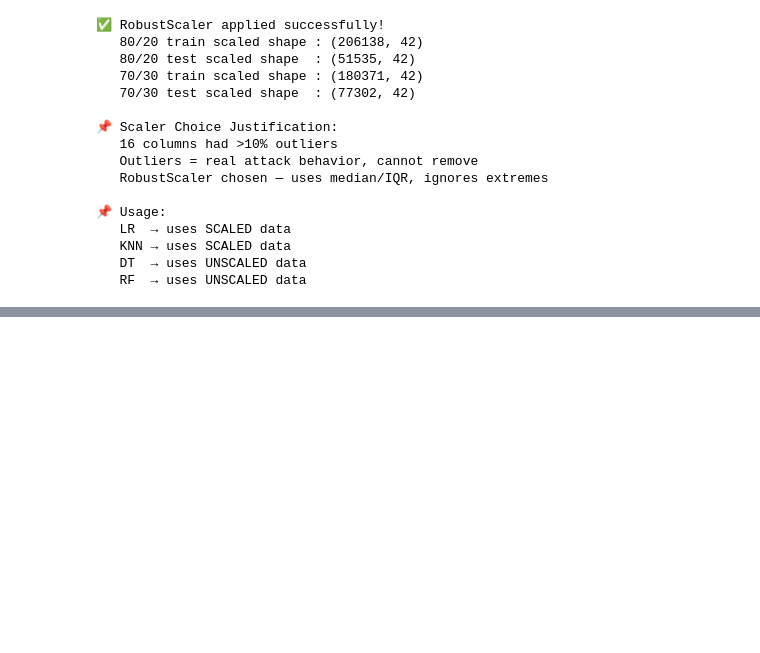
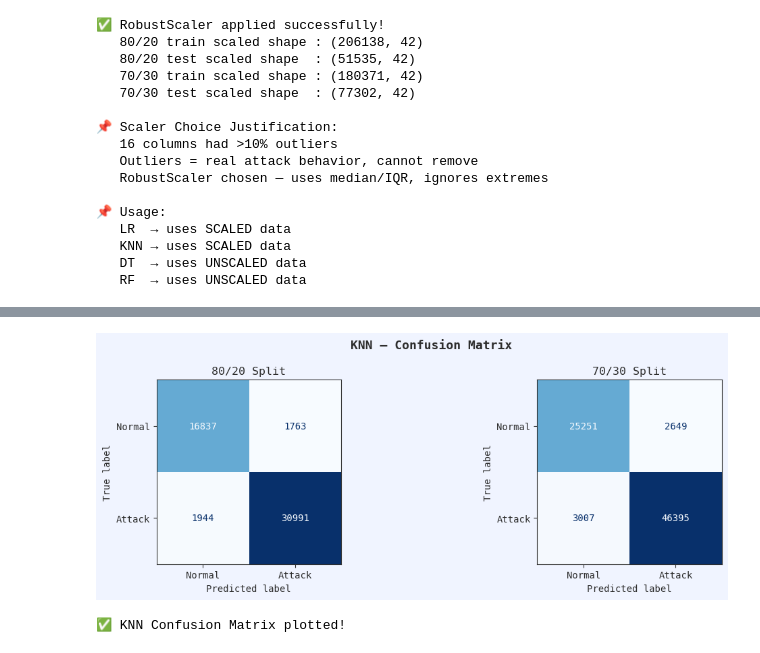
Before and after one commit to pramodkumarpodila-source/intrusion-detection-classification, a Jupyter notebook: models/intrusion_detection.ipynb, the cells around one changed output, grey strips where cells are left out. Cells and saved outputs as stored; diff of their text form; code cells hidden in the pictures; blank space fills up the shorter version.

```diff
--- a/models/intrusion_detection.ipynb
+++ b/models/intrusion_detection.ipynb
@@ -581,0 +704,30 @@ print("   RF  → uses UNSCALED data")
+# %%
+# ============================================================
+# CELL — KNN CONFUSION MATRIX — Genny
+# ============================================================
+
+fig, axes = plt.subplots(1, 2, figsize=(12, 4))
+fig.suptitle('KNN — Confusion Matrix',
+             fontsize=13, color=COLORS['text'], fontweight='bold')
+
+cm_80 = confusion_matrix(y_test_80, knn_80_pred)
+disp_80 = ConfusionMatrixDisplay(cm_80,
+          display_labels=['Normal', 'Attack'])
+disp_80.plot(ax=axes[0], colorbar=False,
+             cmap=plt.cm.Blues)
+axes[0].set_title('80/20 Split', color=COLORS['text'])
+
+cm_70 = confusion_matrix(y_test_70, knn_70_pred)
+disp_70 = ConfusionMatrixDisplay(cm_70,
+          display_labels=['Normal', 'Attack'])
+disp_70.plot(ax=axes[1], colorbar=False,
+             cmap=plt.cm.Blues)
+axes[1].set_title('70/30 Split', color=COLORS['text'])
+
+plt.tight_layout()
+plt.savefig('knn_confusion_matrix.png', dpi=150, bbox_inches='tight')
+plt.show()
+print("✅ KNN Confusion Matrix plotted!")
+# %% [output]
+[figure, added]
+✅ KNN Confusion Matrix plotted!
```
Also changed, not shown: parts of 8 cells of this notebook, 4 other files.
